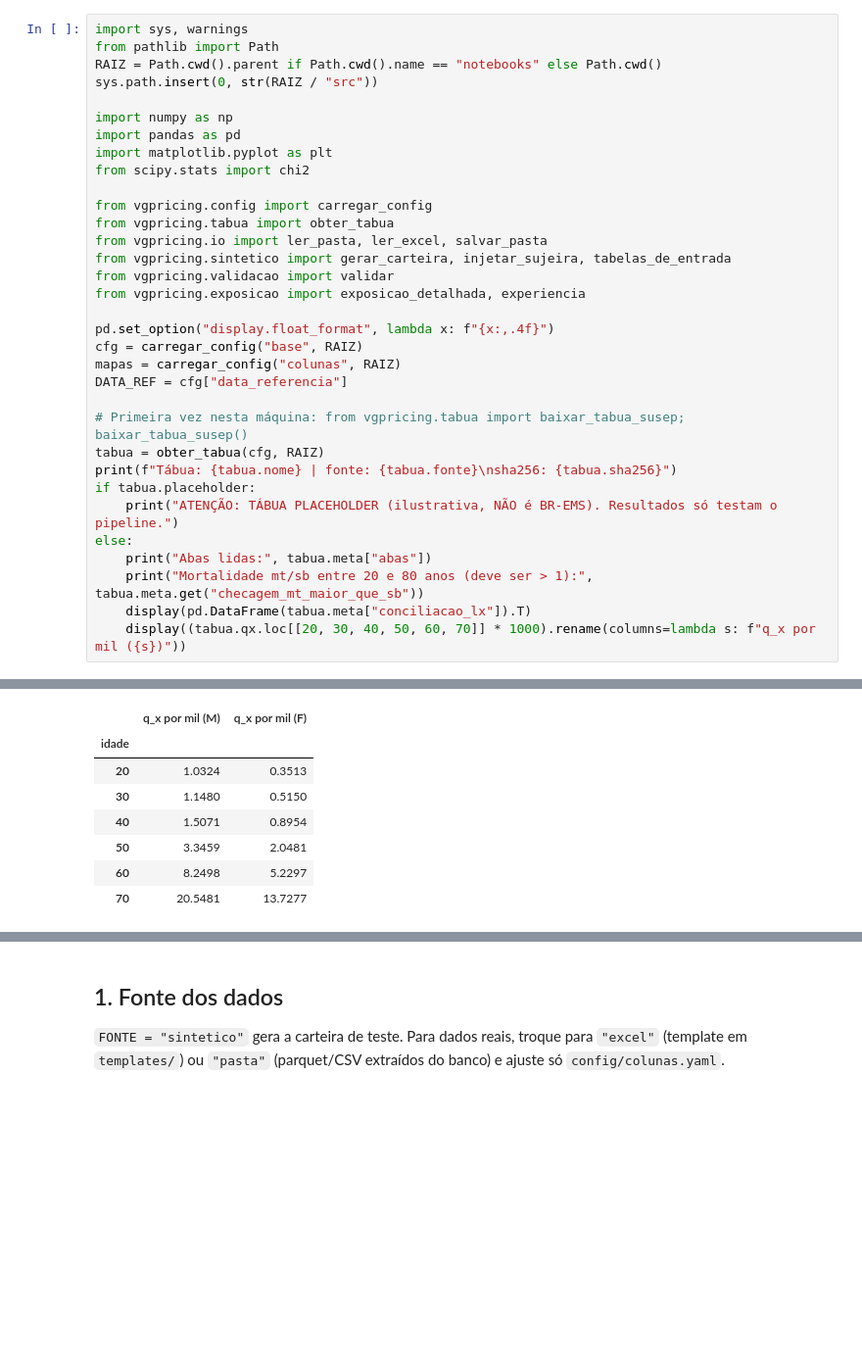
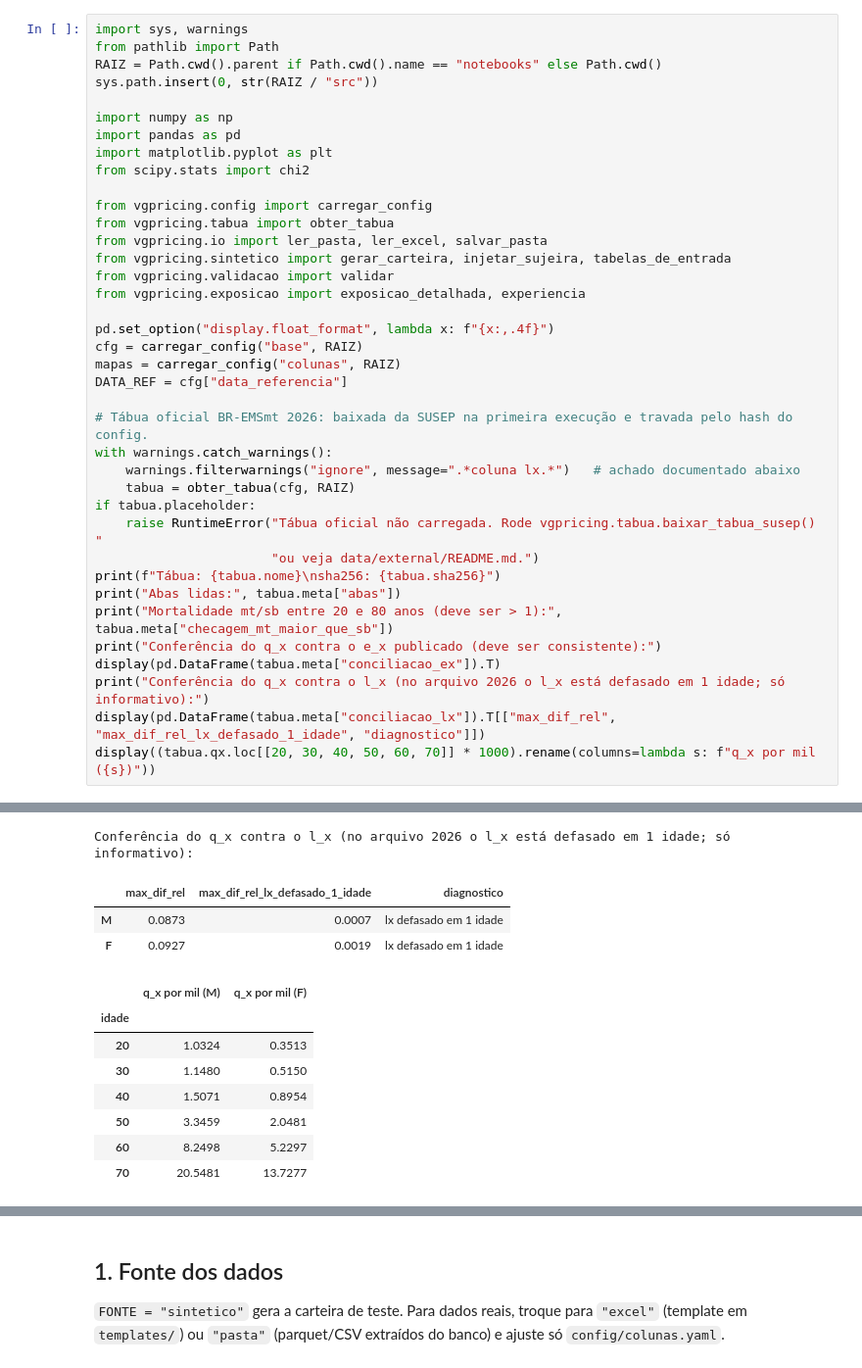
Before and after one commit to arthurpmotta02/vida-grupo-pricing, a Jupyter notebook: notebooks/01_dados.ipynb, the cells around one changed output, grey strips where cells are left out. Shown at 98% size. Cells and saved outputs as stored; diff of their text form; blank space fills up the shorter version.

```diff
--- a/notebooks/01_dados.ipynb
+++ b/notebooks/01_dados.ipynb
@@ -38,14 +39,19 @@ cfg = carregar_config("base", RAIZ)
 mapas = carregar_config("colunas", RAIZ)
 DATA_REF = cfg["data_referencia"]
 
-# Primeira vez nesta máquina: from vgpricing.tabua import baixar_tabua_susep; baixar_tabua_susep()
-tabua = obter_tabua(cfg, RAIZ)
-print(f"Tábua: {tabua.nome} | fonte: {tabua.fonte}\nsha256: {tabua.sha256}")
+# Tábua oficial BR-EMSmt 2026: baixada da SUSEP na primeira execução e travada pelo hash do config.
+with warnings.catch_warnings():
+    warnings.filterwarnings("ignore", message=".*coluna lx.*")   # achado documentado abaixo
+    tabua = obter_tabua(cfg, RAIZ)
 if tabua.placeholder:
-    print("ATENÇÃO: TÁBUA PLACEHOLDER (ilustrativa, NÃO é BR-EMS). Resultados só testam o pipeline.")
-else:
-    print("Abas lidas:", tabua.meta["abas"])
-    print("Mortalidade mt/sb entre 20 e 80 anos (deve ser > 1):", tabua.meta.get("checagem_mt_maior_que_sb"))
-    display(pd.DataFrame(tabua.meta["conciliacao_lx"]).T)
-    display((tabua.qx.loc[[20, 30, 40, 50, 60, 70]] * 1000).rename(columns=lambda s: f"q_x por mil ({s})"))
+    raise RuntimeError("Tábua oficial não carregada. Rode vgpricing.tabua.baixar_tabua_susep() "
+                       "ou veja data/external/README.md.")
+print(f"Tábua: {tabua.nome}\nsha256: {tabua.sha256}")
+print("Abas lidas:", tabua.meta["abas"])
+print("Mortalidade mt/sb entre 20 e 80 anos (deve ser > 1):", tabua.meta["checagem_mt_maior_que_sb"])
+print("Conferência do q_x contra o e_x publicado (deve ser consistente):")
+display(pd.DataFrame(tabua.meta["conciliacao_ex"]).T)
+print("Conferência do q_x contra o l_x (no arquivo 2026 o l_x está defasado em 1 idade; só informativo):")
+display(pd.DataFrame(tabua.meta["conciliacao_lx"]).T[["max_dif_rel", "max_dif_rel_lx_defasado_1_idade", "diagnostico"]])
+display((tabua.qx.loc[[20, 30, 40, 50, 60, 70]] * 1000).rename(columns=lambda s: f"q_x por mil ({s})"))
 # %% [output]
@@ -59,8 +66,12 @@ Mortalidade mt/sb entre 20 e 80 anos (deve ser > 1): {'M': 1.293716568596024, 'F
+Conferência do q_x contra o l_x (no arquivo 2026 o l_x está defasado em 1 idade; só informativo):
-|  | q_x por mil (M) | q_x por mil (F) |
-| idade |  |  |
-| 20 | 1.0324 | 0.3513 |
-| 30 | 1.1480 | 0.5150 |
-| 40 | 1.5071 | 0.8954 |
-| 50 | 3.3459 | 2.0481 |
-| 60 | 8.2498 | 5.2297 |
-| 70 | 20.5481 | 13.7277 |
+|  | max_dif_rel | max_dif_rel_lx_defasado_1_idade | diagnostico |
+| M | 0.0873 | 0.0007 | lx defasado em 1 idade |
+| F | 0.0927 | 0.0019 | lx defasado em 1 idade |
+|  | q_x por mil (M) | q_x por mil (F) |
+| idade |  |  |
+| 20 | 1.0324 | 0.3513 |
+| 30 | 1.1480 | 0.5150 |
+| 40 | 1.5071 | 0.8954 |
+| 50 | 3.3459 | 2.0481 |
+| 60 | 8.2498 | 5.2297 |
+| 70 | 20.5481 | 13.7277 |
```
Also changed, not shown: parts of 14 cells of this notebook, 12 other files.
